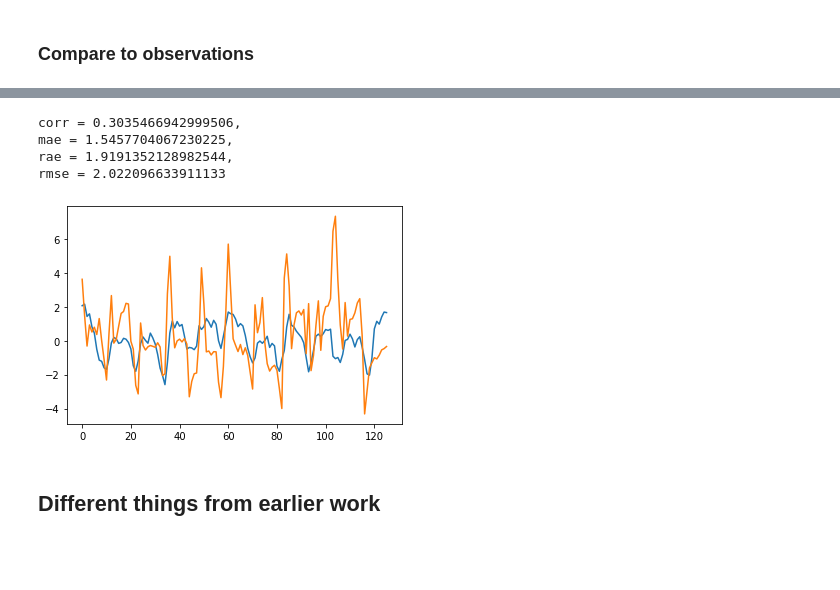
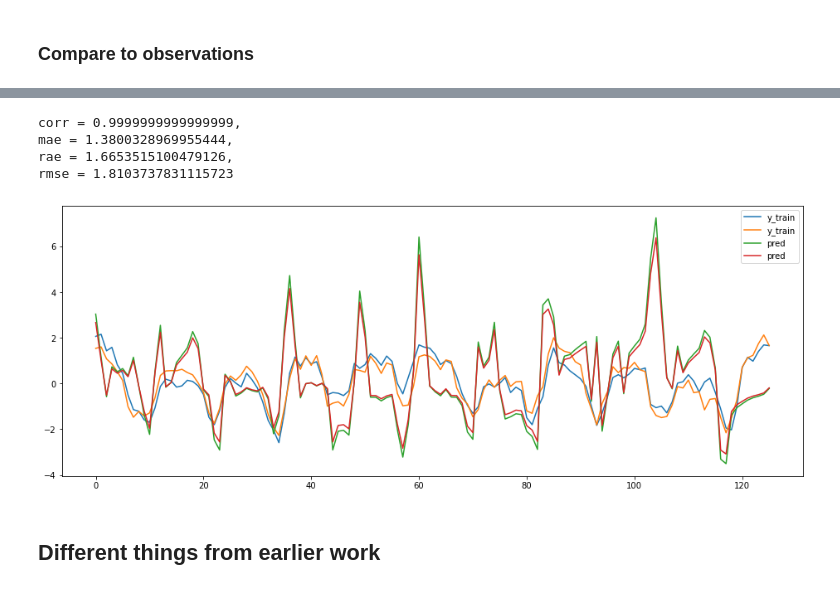
Before and after one commit to eyhl/premis, a Jupyter notebook: notebooks/chapter2-Copy1.ipynb, the cells around one changed output, grey strips where cells are left out. Saved outputs shown, nothing was run; the diff lists cells and outputs as text; code cells hidden in the pictures; blank space fills up the shorter version.

```diff
--- a/notebooks/chapter2-Copy1.ipynb
+++ b/notebooks/chapter2-Copy1.ipynb
@@ -116,0 +99,11 @@ plt.plot(y_train2.numpy())
+# %%
+
+
+y_train1 = torch.tensor(detrend(up_kuaq)).float()
+y_train1 = (y_train1 - y_train1.mean()) / y_train1.std()
+
+y_train2 = torch.tensor(detrend(up_mik2)).float()
+y_train2 = (y_train2 - y_train2.mean()) / y_train2.std()
+
+y_train = torch.vstack([y_train1, y_train2]).T
+y_train.shape
@@ -186,3 +149,6 @@ tensor([ 8.0000e+01,  6.6610e-01,  6.3665e-01,  6.0719e-01,  2.5377e-01,
+# %%
+df_params = pd.read_csv("../data/processed/ffnn_variable_normalisation_params.csv")
+x = ffnn_input_vector(df_em)
 # %%
 ffnn = FFNN(31, 200, 258)  # in shape, n hidden, out shape
 ffnn.load_state_dict(torch.load("../models/ffnn_v0.pt"))
@@ -350,4 +316,7 @@ from pyro.infer import Predictive
 predictive = Predictive(model, samples)(X_train, x, df_params, y_train, df_em)
 for k, v in predictive.items():
     print(f"{k}: {tuple(v.shape)}")
+
+gf_res, w_res = predictive.items()
+gf_res, w_res = gf_res[1], w_res[1]
 # %% [output]
@@ -356,15 +330,17 @@ w: (1000, 126)
 # %%
-w_pred = (-gf_res * X_train[:, 0]).mean(axis=0)
-plt.plot(y_train)
-plt.plot(w_pred)
+plt.figure(figsize=(16,6))
+w_pred = (-gf_res * X_train[:, 0][...,None]).mean(axis=0)
+plt.plot(y_train, label="y_train")
+plt.plot(w_pred, label="pred")
+plt.legend()
 corr, mae, rae, rmse = compute_error(y_train.numpy(), w_pred.numpy())
 print(f"corr = {corr}, \nmae = {mae}, \nrae = {rae}, \nrmse = {rmse}")
 # %% [output]
-corr = 0.3035466942999506,
-mae = 1.5457704067230225,
-rae = 1.9191352128982544,
-rmse = 2.022096633911133
+corr = 0.9999999999999999,
+mae = 1.3800328969955444,
+rae = 1.6653515100479126,
+rmse = 1.8103737831115723
-[figure, old version]
+[figure, new version]
 # %% [markdown]
 ## Different things from earlier work
 # %%
```
Also changed, not shown: parts of 14 cells of this notebook.
